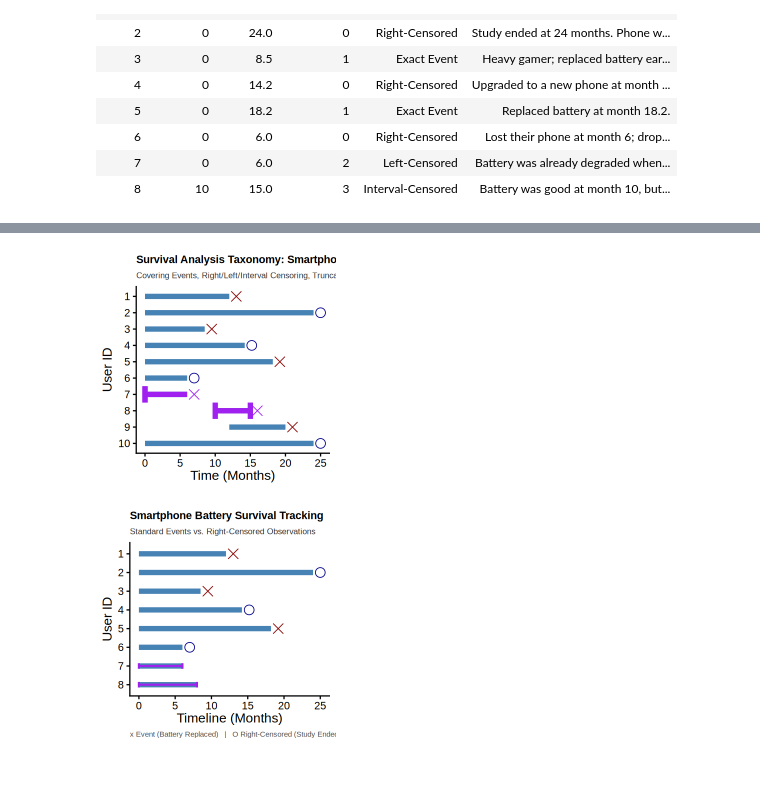
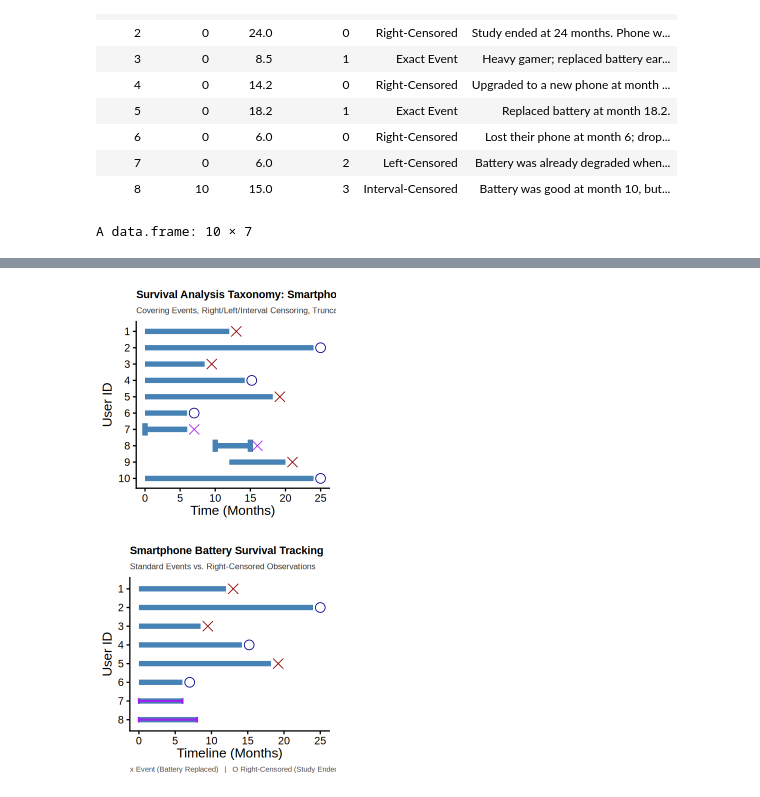
Before and after one commit to manishdatt-edu/biostats, a Jupyter notebook: Survival.ipynb, the cells around one changed output, grey strips where cells are left out. Saved outputs shown, nothing was run; the diff lists cells and outputs as text; code cells hidden in the pictures.

```diff
--- a/Survival.ipynb
+++ b/Survival.ipynb
@@ -66,6 +67,7 @@ A data.frame: 8 × 6
 | 7 | 0 | 6.0 | 2 | Left-Censored | Battery was already degraded when... |
 | 8 | 10 | 15.0 | 3 | Interval-Censored | Battery was good at month 10, but... |
 # %%
+#| layout: [[50]]
 options(repr.plot.width = 4, repr.plot.height = 4)
 
 library(ggplot2)
@@ -114,15 +116,15 @@ ggplot(battery_df, aes(y = user_factor)) +
   geom_errorbar(data = subset(battery_df, status_code == 3),
                 aes(xmin = time_start, xmax = time_end, y = user_factor),
                 orientation = "y",
-                width = 1, color = "purple", linewidth = 3) +
+                width = 0.75, color = "steelblue", linewidth = 3) +
   geom_segment(data = subset(battery_df, status_code == 2),
              aes(x = time_start, xend = time_end, y = user_factor, yend = user_factor),
-             color = "purple", linewidth = 3) +
+             color = "steelblue", linewidth = 3) +
 
   # Single vertical tick aligning correctly with User 7
   geom_errorbar(data = subset(battery_df, status_code == 2),
                 aes(xmin = time_start, xmax = time_start, y = user_factor),
-                orientation = "y", width = 1, color = "purple", linewidth = 3) +
+                orientation = "y", width = 0.75, color = "steelblue", linewidth = 3) +
 
   # Exact Events & Left-Truncated events (Red Dots)
   geom_point(data = subset(battery_df, status_code %in% c(1)),
@@ -150,4 +152,6 @@ ggplot(battery_df, aes(y = user_factor)) +
     plot.subtitle = element_text(size = 10, color = "gray20"),
     plot.caption = element_text(size = 8.5, hjust = 0, color = "gray30")
   )
+  battery_df
 # %% [output]
+A data.frame: 10 × 7
@@ -154,4 +170,4 @@ ggplot(battery_df, aes(y = user_factor)) +
-[figure, old version]
+[figure, new version]
 # %%
 library(ggplot2)
 
```
Also changed, not shown: parts of 3 cells of this notebook, 1 other file.
